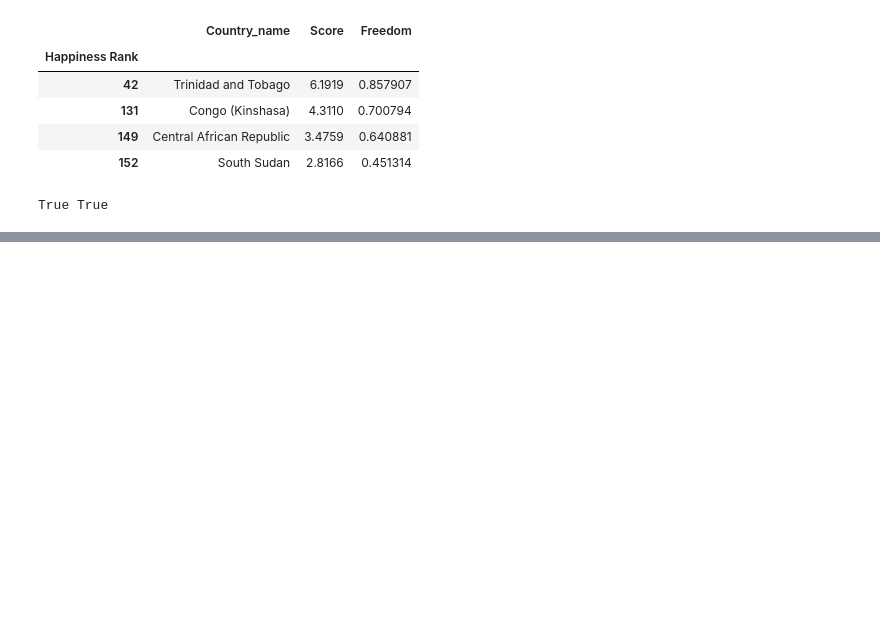
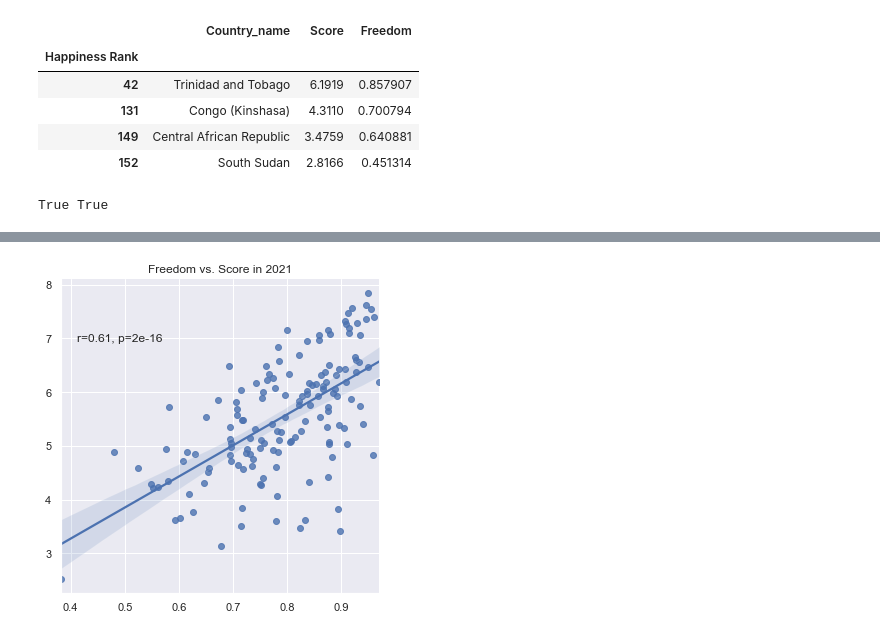
Before and after one commit to torrancefredell/Forge-Launch-Project, a Jupyter notebook: Forge Launch Project.ipynb, the cells around one changed output, grey strips where cells are left out. Cells and saved outputs as stored; diff of their text form; code cells hidden in the pictures; blank space fills up the shorter version.

```diff
--- a/Forge Launch Project.ipynb
+++ b/Forge Launch Project.ipynb
@@ -311,0 +406,6 @@ The average happiness score for 2021 was 5.535101351351349
+# %%
+g21.map_dataframe(annotate)
+plt.title('Freedom vs. Score in 2021')
+plt.show()
+# %% [output]
+[figure, added]
```
Also changed, not shown: parts of 22 cells of this notebook.
